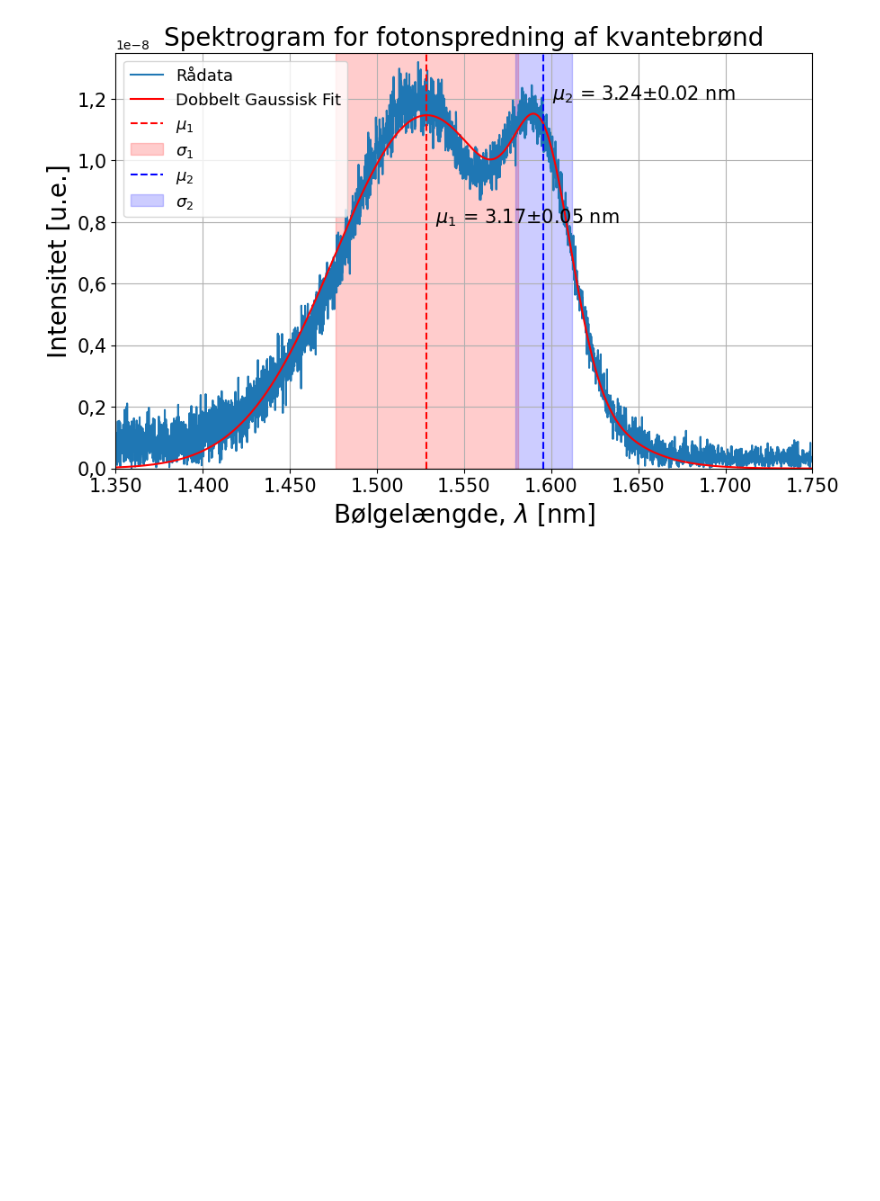
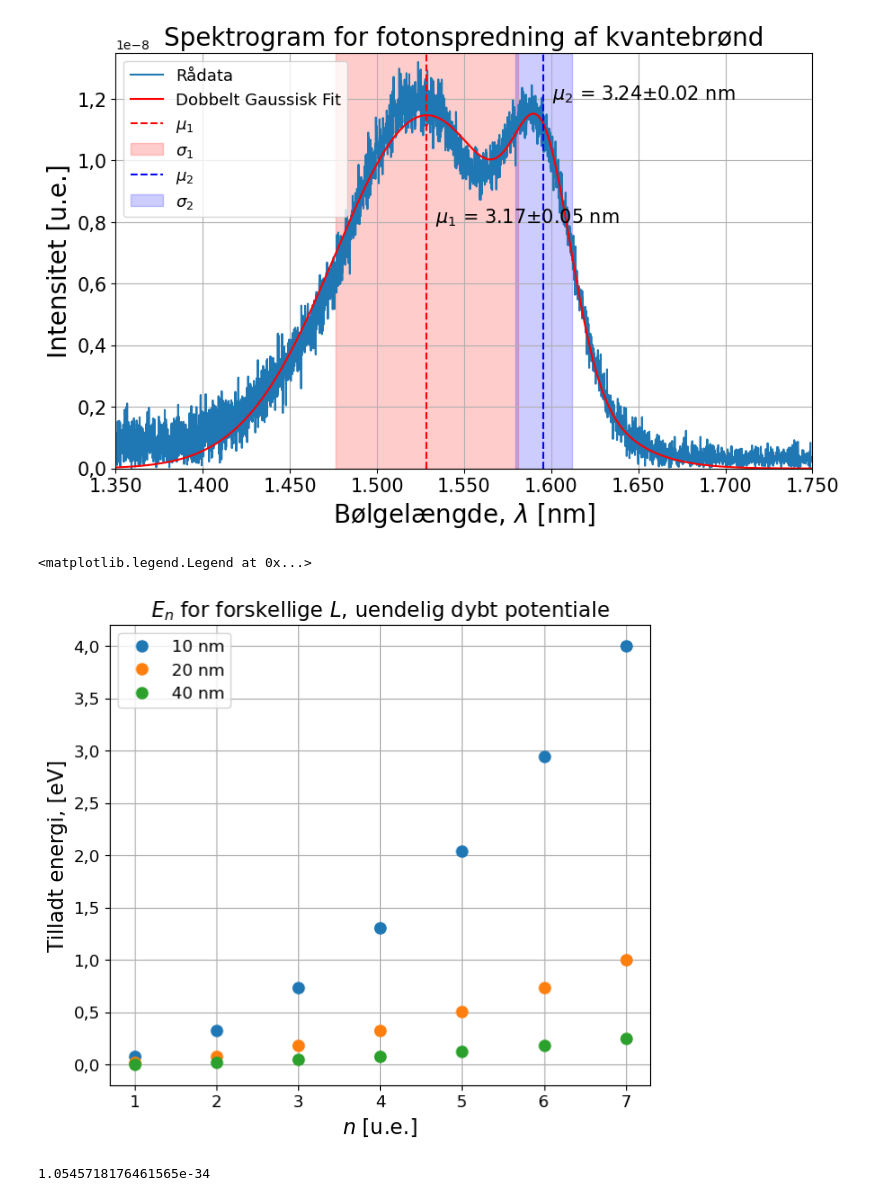
Before and after one commit to ChristofferPold/potentialbrond25, a Jupyter notebook: halvleder_nan_kode.ipynb, the cells around one changed output. Drawn from its saved outputs; the diff is of its cells as text; code cells hidden in the pictures; blank space fills up the shorter version.

```diff
--- a/halvleder_nan_kode.ipynb
+++ b/halvleder_nan_kode.ipynb
@@ -344,3 +376,31 @@ Peak 2: Mean = 1595.70 nm, Std Dev = 16.21 nm
 Længde 1: Mean = 3.174377798734252e-09 m, Std Dev = 5.452736804641791e-11
 Længde 2: Mean = 3.243311838576427e-09 m, Std Dev = 1.6472312721700724e-11
 [figure]
+# %%
+def en(n,L):
+    return (n**2*np.pi**2*hbar**2)/(2*m_eff*L**2)
+
+n = np.linspace(1,7,7)
+L = np.array([10,20,40])*(1e-9)
+
+fig, ax = plt.subplots(figsize=(7,6))
+
+for lengths in L:
+    results = []
+    for number in n:
+        results.append(en(number,lengths))
+    results = (np.array(results) / e)
+    ax.plot(n,results, 'o', label = f'{lengths*1e9:.0f} nm', markersize = 8)
+plt.title(f"$E_n$ for forskellige $L$, uendelig dybt potentiale", size = 15)
+plt.tick_params('both', labelsize = 12)
+plt.xlabel(f'$n$ [u.e.]', size = 15)
+plt.ylabel(f'Tilladt energi, [eV]', fontsize = 15)
+plt.grid(True)
+ax.legend(fontsize = 12)
+# %% [output]
+<matplotlib.legend.Legend at 0x...>
+[figure, added]
+# %%
+hbar
+# %% [output]
+1.0545718176461565e-34
```
Also changed, not shown: parts of 5 cells of this notebook.
